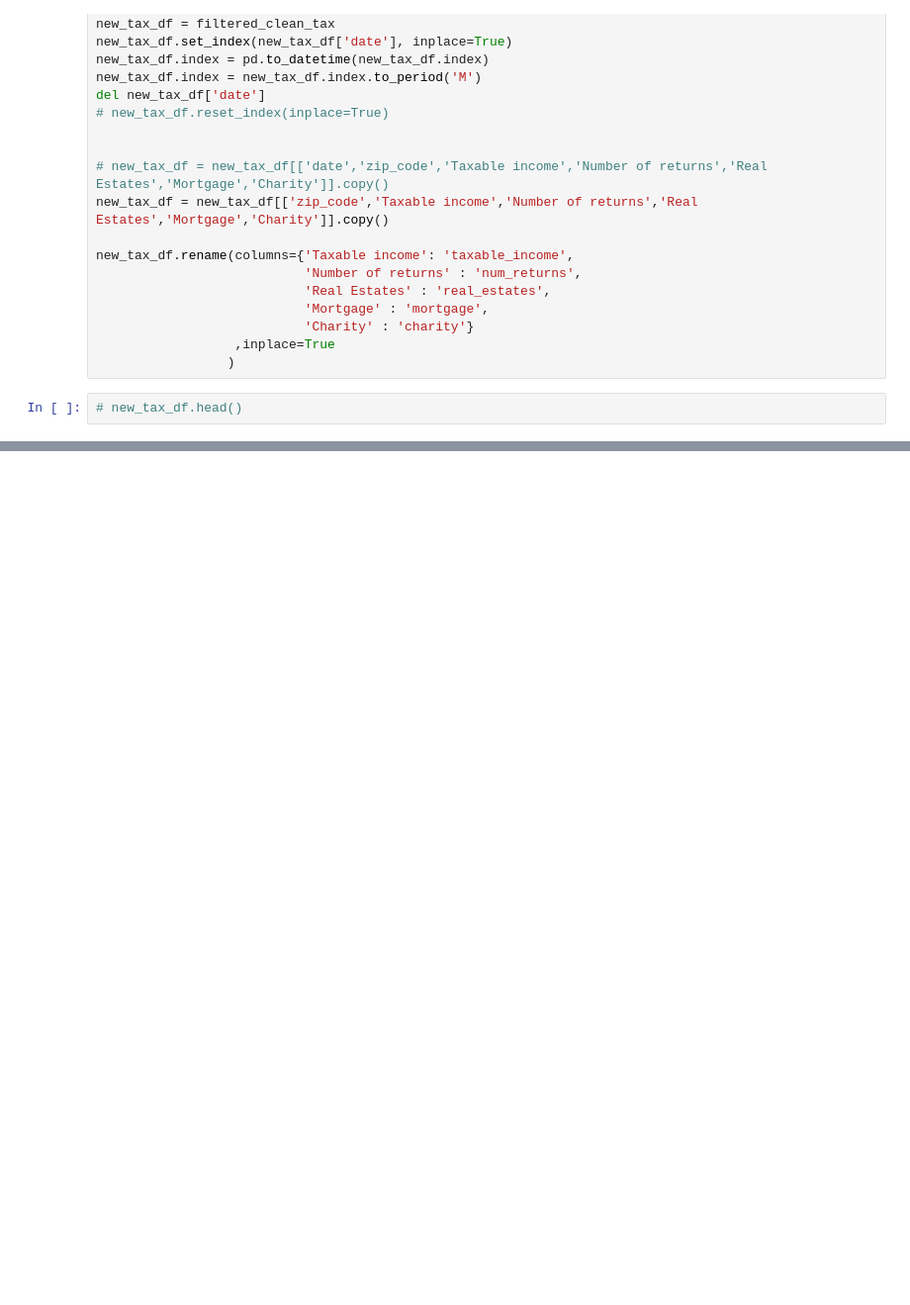
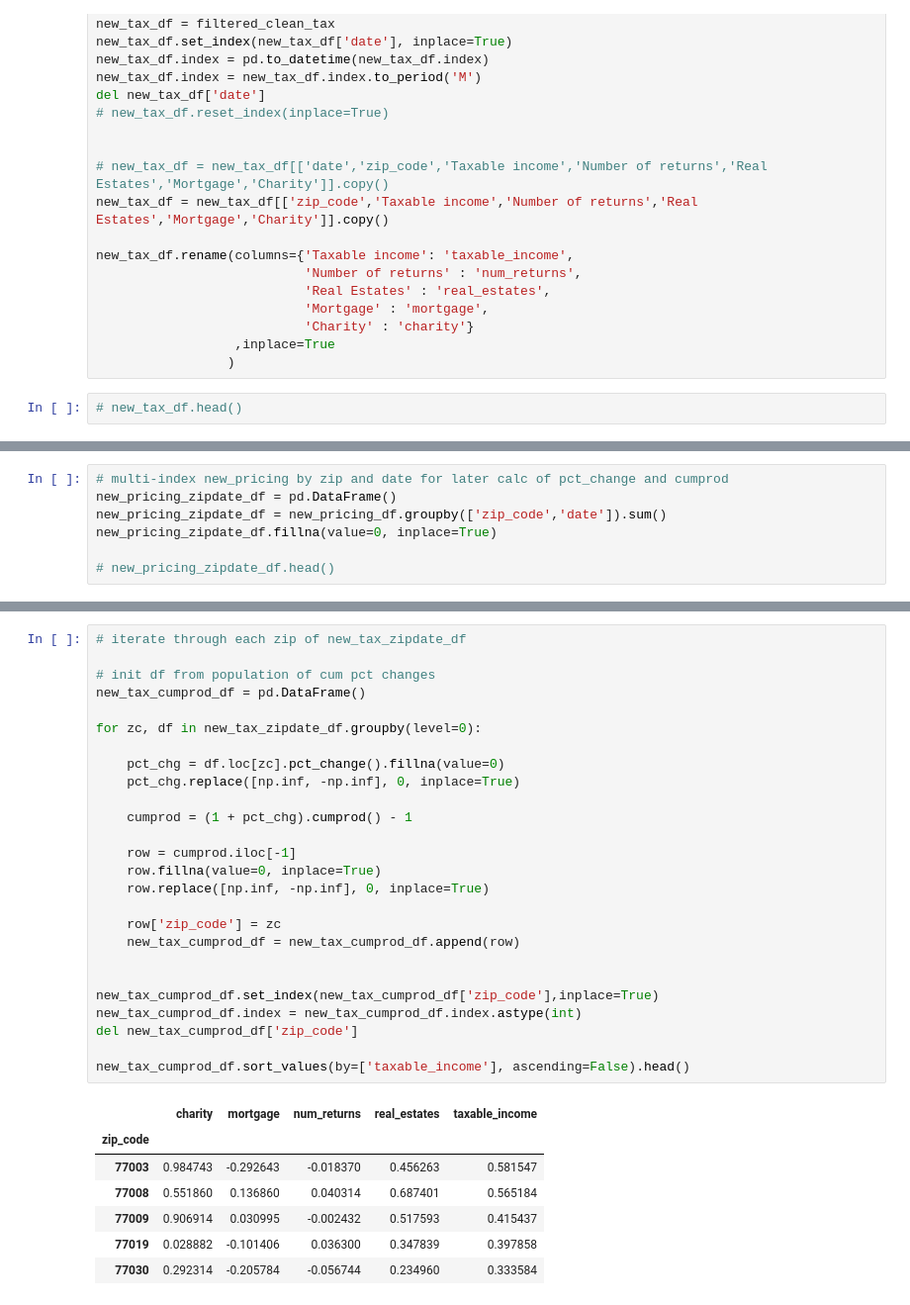
Before and after one commit to dovu93/Real_Estate_Investment_Identifier, a Jupyter notebook: Notebooks/analysis_visualization1_dan.ipynb, the cells around one changed output, grey strips where cells are left out. Shown at 99% size. Cells and saved outputs as stored; diff of their text form; blank space fills up the shorter version.

```diff
--- a/Notebooks/analysis_visualization1_dan.ipynb
+++ b/Notebooks/analysis_visualization1_dan.ipynb
@@ -606,0 +658,7 @@ new_tax_df.rename(columns={'Taxable income': 'taxable_income',
+# %%
+# multi-index new_pricing by zip and date for later calc of pct_change and cumprod
+new_pricing_zipdate_df = pd.DataFrame()
+new_pricing_zipdate_df = new_pricing_df.groupby(['zip_code','date']).sum()
+new_pricing_zipdate_df.fillna(value=0, inplace=True)
+
+# new_pricing_zipdate_df.head()
@@ -606,0 +706,34 @@ new_tax_df.rename(columns={'Taxable income': 'taxable_income',
+# %%
+# iterate through each zip of new_tax_zipdate_df
+
+# init df from population of cum pct changes
+new_tax_cumprod_df = pd.DataFrame()
+
+for zc, df in new_tax_zipdate_df.groupby(level=0):
+
+    pct_chg = df.loc[zc].pct_change().fillna(value=0)
+    pct_chg.replace([np.inf, -np.inf], 0, inplace=True)
+
+    cumprod = (1 + pct_chg).cumprod() - 1
+
+    row = cumprod.iloc[-1]
+    row.fillna(value=0, inplace=True)
+    row.replace([np.inf, -np.inf], 0, inplace=True)
+
+    row['zip_code'] = zc
+    new_tax_cumprod_df = new_tax_cumprod_df.append(row)
+
+
+new_tax_cumprod_df.set_index(new_tax_cumprod_df['zip_code'],inplace=True)
+new_tax_cumprod_df.index = new_tax_cumprod_df.index.astype(int)
+del new_tax_cumprod_df['zip_code']
+
+new_tax_cumprod_df.sort_values(by=['taxable_income'], ascending=False).head()
+# %% [output]
+|  | charity | mortgage | num_returns | real_estates | taxable_income |
+| zip_code |  |  |  |  |  |
+| 77003 | 0.984743 | -0.292643 | -0.018370 | 0.456263 | 0.581547 |
+| 77008 | 0.551860 | 0.136860 | 0.040314 | 0.687401 | 0.565184 |
+| 77009 | 0.906914 | 0.030995 | -0.002432 | 0.517593 | 0.415437 |
+| 77019 | 0.028882 | -0.101406 | 0.036300 | 0.347839 | 0.397858 |
+| 77030 | 0.292314 | -0.205784 | -0.056744 | 0.234960 | 0.333584 |
```
Also changed, not shown: parts of 12 cells of this notebook.
